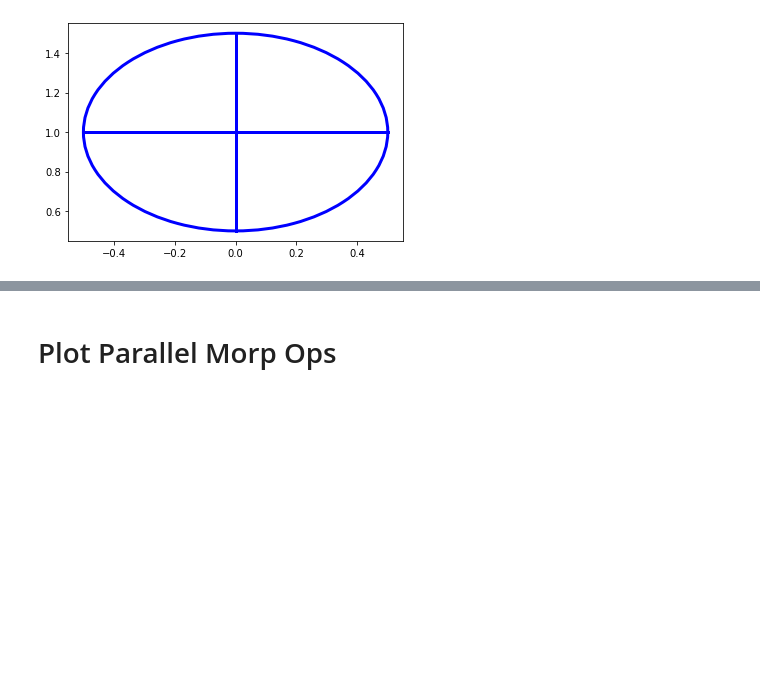
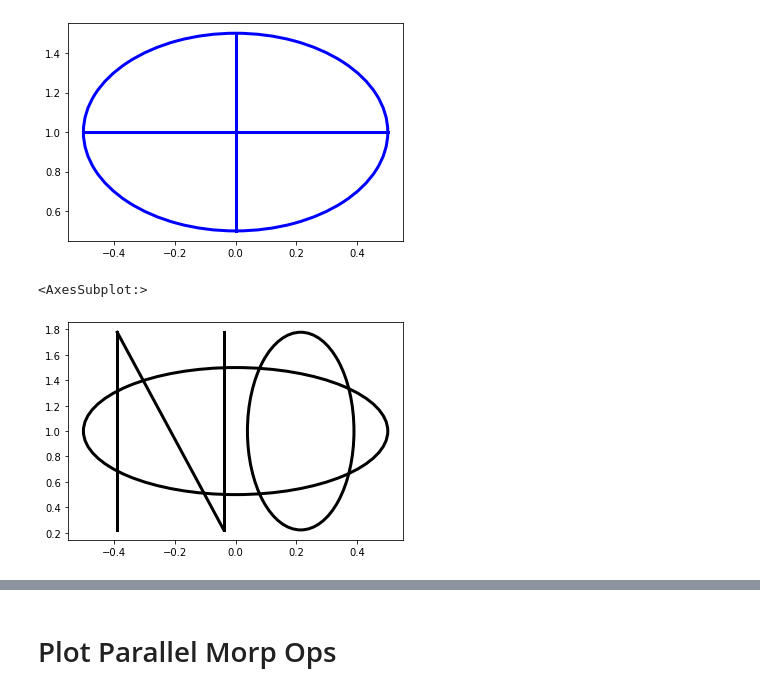
Before and after one commit to TheodoreAouad/3d_segm, a Jupyter notebook: Notebooks/Sandbox.ipynb, the cells around one changed output, grey strips where cells are left out. Saved outputs shown, nothing was run; the diff lists cells and outputs as text; code cells hidden in the pictures; blank space fills up the shorter version.

```diff
--- a/Notebooks/Sandbox.ipynb
+++ b/Notebooks/Sandbox.ipynb
@@ -13,6 +13,7 @@ import torch
 import general.nn.viz.canva as cva
 import general.nn.viz.element as viz_element
 import general.nn.viz.plot_symbols as ps
+import general.nn.viz.plot_letters as plet
 import general.nn.viz.element_symbols as es
 import general.nn.viz.element_image as ei
 import general.nn.viz.element_arrow as ea
@@ -36,7 +37,7 @@ import deep_morpho.viz.elt_generator_bimonn as egen_bimonn
 
 def reload_modules():
     for modl in [
-        cva, viz_element, ps, es, ei, ea, ec, all_viz, mo, mov, elgenmo,
+        cva, viz_element, ps, plet, es, ei, ea, ec, all_viz, mo, mov, elgenmo,
         bimonn, elui, ebise, bviz, egen, skmov, egen_init, egen_bimonn
     ]:
         reload(modl)
@@ -180,3 +181,12 @@ ps.plot_dilation_on_ax(ax, [0, 1], color='blue', linewidth=3)
 # %% [output]
 <AxesSubplot:>
 [figure]
+# %%
+reload_modules()
+
+fig, ax = plt.subplots(1,1)
+
+plet.plot_NO_on_ax(ax, width=1, center=[0, 1], linewidth=3)
+# %% [output]
+<AxesSubplot:>
+[figure, added]
```
Also changed, not shown: parts of 1 cell of this notebook, 17 other files.
